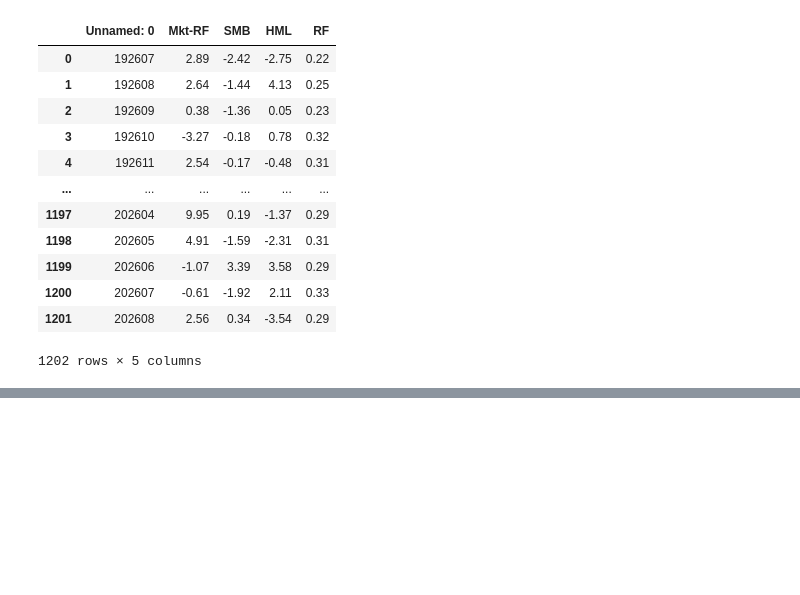
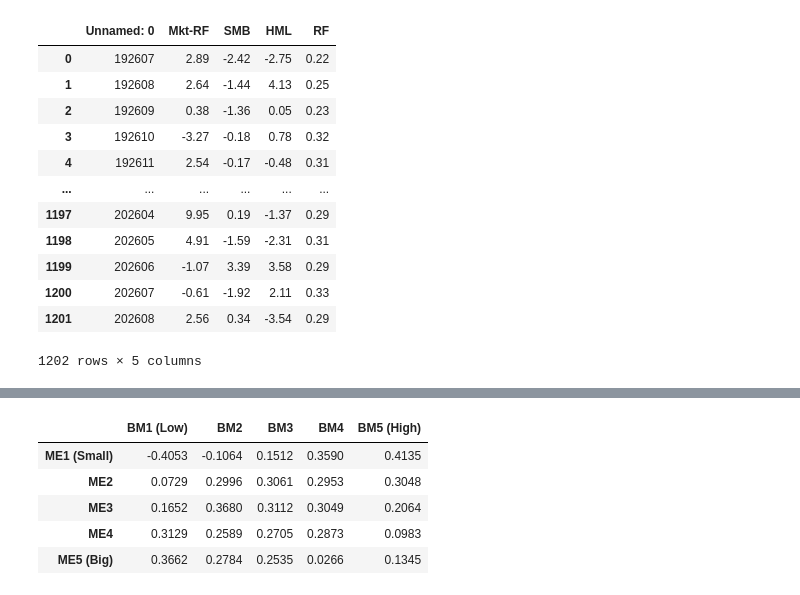
Before and after one commit to amanpoonia/SBeta_preparation, a Jupyter notebook: results_fama_french.ipynb, the cells around one changed output, grey strips where cells are left out. Drawn from its saved outputs; the diff is of its cells as text; code cells hidden in the pictures; blank space fills up the shorter version.

```diff
--- a/results_fama_french.ipynb
+++ b/results_fama_french.ipynb
@@ -23,0 +47,4 @@ factors
+# %%
+X = sm.add_constant(factors[['Mkt-RF','SMB','HML']])
+res = sm.OLS(portfolios['SMALL LoBM'], X).fit(cov_type="HAC", cov_kwds={"maxlags": 6})
+print(res.params, res.pvalues)
@@ -23,0 +61,11 @@ factors
+# %%
+portfolio_name_list = portfolios.columns[1:].to_list()
+# %%
+alphas = []
+for i in portfolio_name_list:
+  res = sm.OLS(portfolios[i], X).fit(cov_type = "HAC", cov_kwds={"maxlags": 6})
+  print(f"{i}, {res.params.const}")
+  alphas.append(res.params.const)
+
+alpha_matrix = np.array(alphas).reshape(5,5)
+display(alpha_matrix)
@@ -23,0 +95,17 @@ factors
+# %%
+# Define the index (Size quintiles) and columns (B/M quintiles)
+size_labels = ['ME1 (Small)', 'ME2', 'ME3', 'ME4', 'ME5 (Big)']
+bm_labels = ['BM1 (Low)', 'BM2', 'BM3', 'BM4', 'BM5 (High)']
+
+# Construct the DataFrame
+alpha_df = pd.DataFrame(alpha_matrix, index=size_labels, columns=bm_labels)
+
+# Display the structured dataframe
+display(alpha_df)
+# %% [output]
+|  | BM1 (Low) | BM2 | BM3 | BM4 | BM5 (High) |
+| ME1 (Small) | -0.4053 | -0.1064 | 0.1512 | 0.3590 | 0.4135 |
+| ME2 | 0.0729 | 0.2996 | 0.3061 | 0.2953 | 0.3048 |
+| ME3 | 0.1652 | 0.3680 | 0.3112 | 0.3049 | 0.2064 |
+| ME4 | 0.3129 | 0.2589 | 0.2705 | 0.2873 | 0.0983 |
+| ME5 (Big) | 0.3662 | 0.2784 | 0.2535 | 0.0266 | 0.1345 |
```
Also changed, not shown: parts of 6 cells of this notebook.
